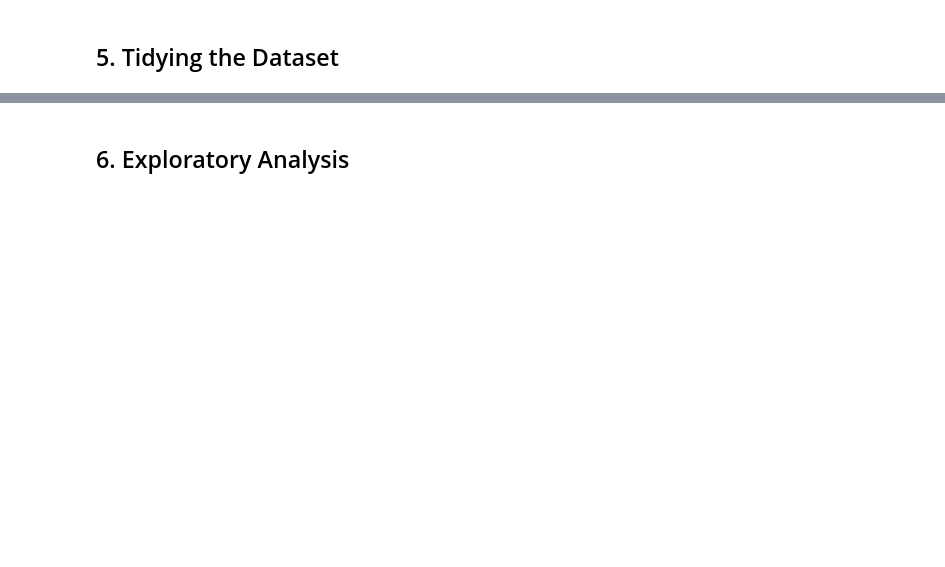
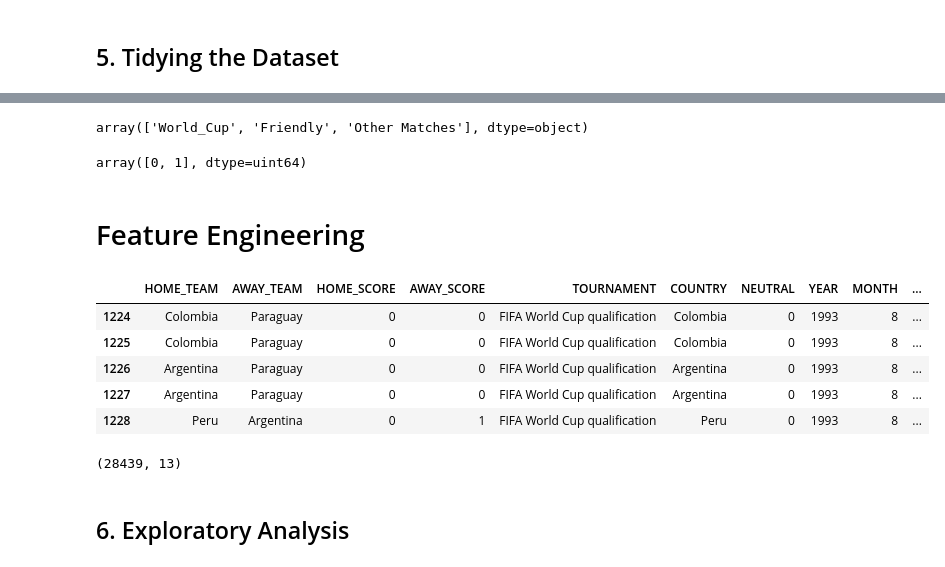
Before and after one commit to vivianusdjpy/SUPERVISED-LEARNING-WITH-EDA, a Jupyter notebook: Supervised_Learning_with_Exploratory_Data_Analysis_Mchezo_Pesa_Project.ipynb, the cells around one changed output, grey strips where cells are left out. Cells and saved outputs as stored; diff of their text form; code cells hidden in the pictures; blank space fills up the shorter version.

```diff
--- a/Supervised_Learning_with_Exploratory_Data_Analysis_Mchezo_Pesa_Project.ipynb
+++ b/Supervised_Learning_with_Exploratory_Data_Analysis_Mchezo_Pesa_Project.ipynb
@@ -332,2 +460,59 @@ memory usage: 2.4+ MB
+# %%
+#converting the tournament column to 3categories(Worldcup, friendly and other matches)
+## Converting the tournament columns to: World cup, Friendly and others
+def TOURNAMENT(GAMES):
+    if (GAMES == 'FIFA World Cup qualification') or (GAMES == 'FIFA World Cup'):
+        return 'World_Cup'
+    if GAMES == 'Friendly':
+        return 'Friendly'
+    else:
+        return 'Other Matches'
+# Applying the function above
+#creating a copy
+final_df4 = final_df3
+final_df4['GAMES'] = final_df4['TOURNAMENT'].apply(lambda w: TOURNAMENT(w))
+final_df4['GAMES'].unique()
+# %% [output]
+array(['World_Cup', 'Friendly', 'Other Matches'], dtype=object)
+# %%
+#Converting the neutral categorical variable to numerical variable
+#Using dummy indicators
+#creating a copy
+final_df5 = final_df4
+final_df5['NEUTRAL'] = pd.get_dummies(final_df5['NEUTRAL'], drop_first=True)
+final_df5.NEUTRAL.unique()
+# %% [output]
+array([0, 1], dtype=uint64)
+# %% [markdown]
+# Feature Engineering
+# %%
+#creating a copy
+final_df6 = final_df5
+#creating a column(final_score) that shows whether the match ended in a win, loss or draw
+final_df6['FINAL_SCORE'] = final_df6['HOME_SCORE'] - final_df6['HOME_SCORE']
+def HOME_TEAM(home_score):
+    if home_score > 0:
+        return 'Win'
+    elif home_score < 0:
+        return 'Loss'
+    else:
+        return 'Draw'
+
+final_df6['OUTCOME'] = final_df6.FINAL_SCORE.apply(lambda h: HOME_TEAM(h))
+final_df6.head(5)
+# %% [output]
+|  | HOME_TEAM | AWAY_TEAM | HOME_SCORE | AWAY_SCORE | TOURNAMENT | COUNTRY | NEUTRAL | YEAR | MONTH | ... |
+| 1224 | Colombia | Paraguay | 0 | 0 | FIFA World Cup qualification | Colombia | 0 | 1993 | 8 | ... |
+| 1225 | Colombia | Paraguay | 0 | 0 | FIFA World Cup qualification | Colombia | 0 | 1993 | 8 | ... |
+| 1226 | Argentina | Paraguay | 0 | 0 | FIFA World Cup qualification | Argentina | 0 | 1993 | 8 | ... |
+| 1227 | Argentina | Paraguay | 0 | 0 | FIFA World Cup qualification | Argentina | 0 | 1993 | 8 | ... |
+| 1228 | Peru | Argentina | 0 | 1 | FIFA World Cup qualification | Peru | 0 | 1993 | 8 | ... |
+# %%
+#dropping the tournament column
+final_df7 = final_df6
+final_df7.drop(columns=['TOURNAMENT'], inplace=True)
+final_df7.shape
+# %% [output]
+(28439, 13)
 # %% [markdown]
 ## 6. Exploratory Analysis
```
Also changed, not shown: parts of 23 cells of this notebook.
